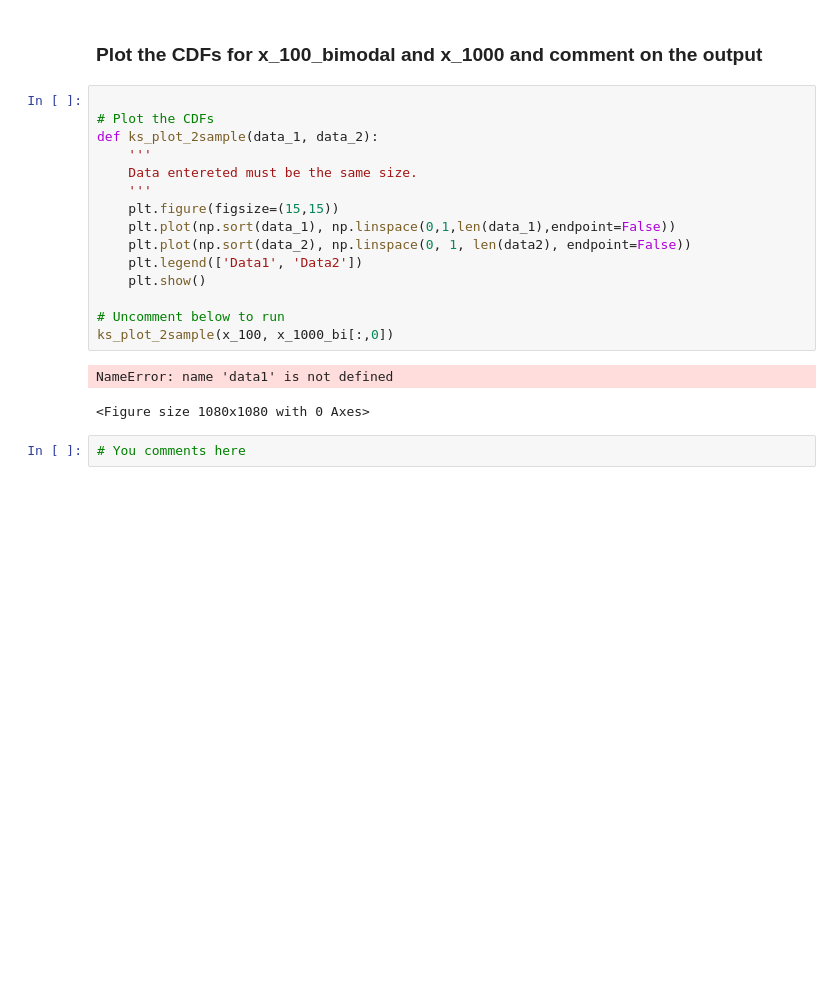
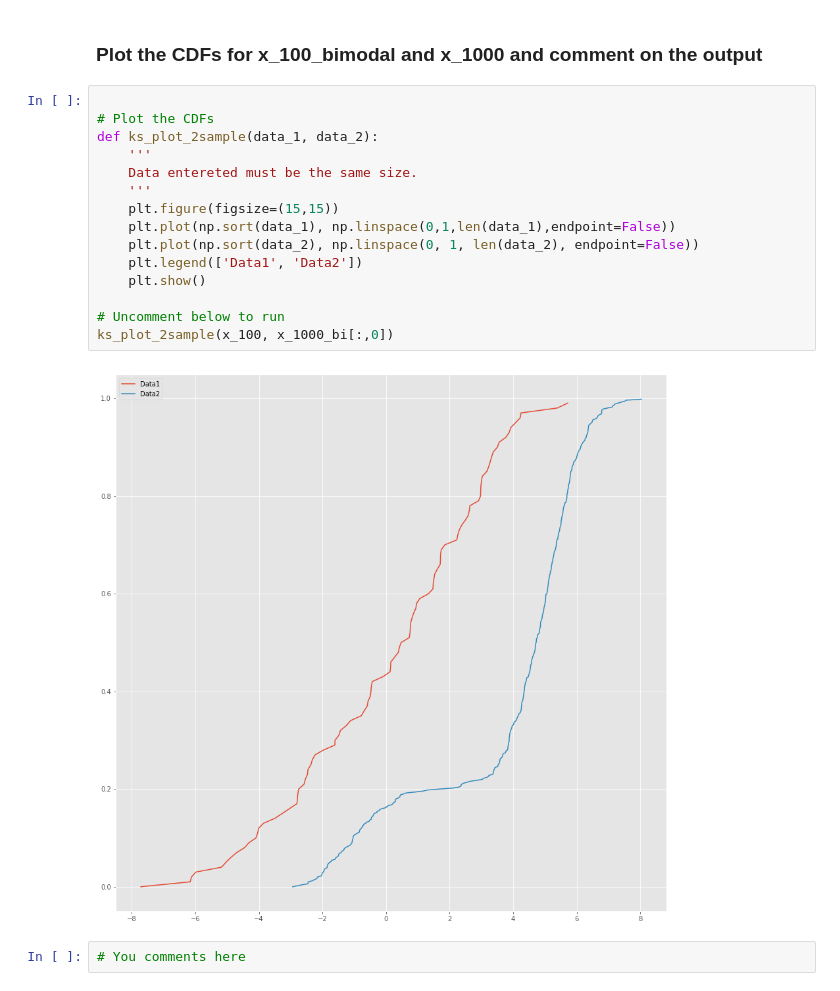
Before and after one commit to worldyne/dsc-2-23-04-kolmogorov-smirnov-test-lab-seattle-ds-career-040119, a Jupyter notebook: index.ipynb, the cells around one changed output. Drawn from its saved outputs; the diff is of its cells as text; blank space fills up the shorter version.

```diff
--- a/index.ipynb
+++ b/index.ipynb
@@ -157,21 +157,20 @@ plt.hist(x_1000_bi);
 # %%
 
 # Plot the CDFs
 def ks_plot_2sample(data_1, data_2):
     '''
     Data entereted must be the same size.
     '''
     plt.figure(figsize=(15,15))
     plt.plot(np.sort(data_1), np.linspace(0,1,len(data_1),endpoint=False))
-    plt.plot(np.sort(data_2), np.linspace(0, 1, len(data2), endpoint=False))
+    plt.plot(np.sort(data_2), np.linspace(0, 1, len(data_2), endpoint=False))
     plt.legend(['Data1', 'Data2'])
     plt.show()
 
 # Uncomment below to run
 ks_plot_2sample(x_100, x_1000_bi[:,0])
 # %% [output]
-NameError: name 'data1' is not defined
-<Figure size 1080x1080 with 0 Axes>
+[figure, added]
 # %%
 # You comments here
 # %% [markdown]
```
